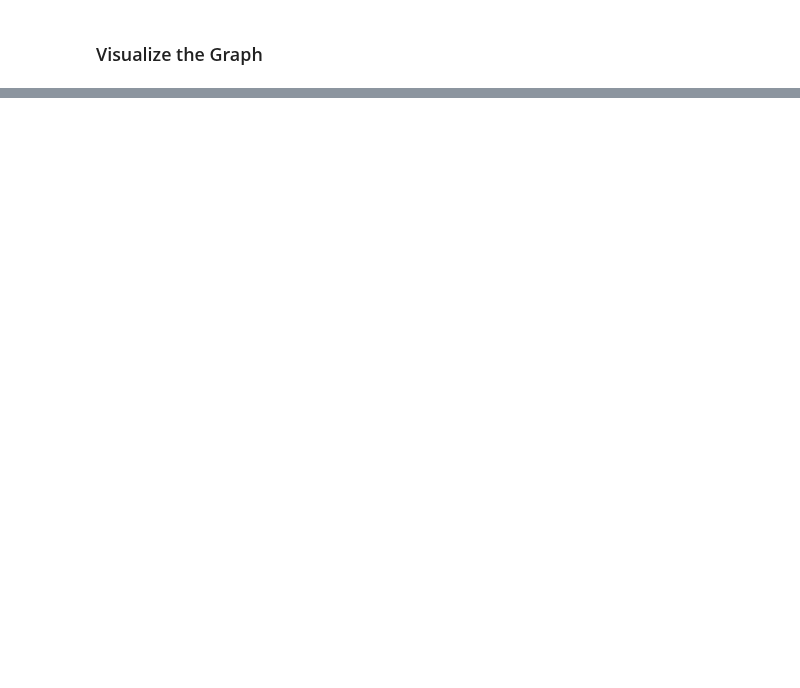
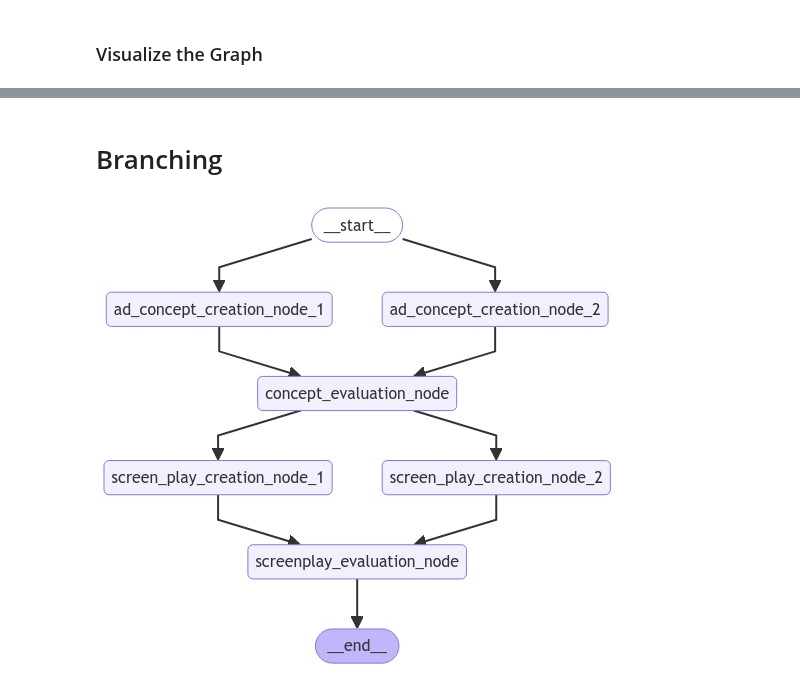
Before and after one commit to genaiconference/AgenticAI_GenAIHack, a Jupyter notebook: 02_LangGraph_Basics.ipynb, the cells around one changed output, grey strips where cells are left out. Drawn from its saved outputs; the diff is of its cells as text; code cells hidden in the pictures; blank space fills up the shorter version.

```diff
--- a/02_LangGraph_Basics.ipynb
+++ b/02_LangGraph_Basics.ipynb
@@ -70,0 +498,30 @@ display(Image(graph.get_graph().draw_mermaid_png()))
+# %% [markdown]
+# Branching
+# %%
+from langchain.agents import AgentType
+from langchain.chat_models import ChatOpenAI
+from langchain_core.prompts import ChatPromptTemplate, MessagesPlaceholder
+from langchain.agents import Tool, AgentExecutor, create_openai_tools_agent
+
+
+def create_web_search_agent(llm: ChatOpenAI, tools: list, system_prompt: str, verbose=False):
+    """Helper function for creating agent executor"""
+    prompt = ChatPromptTemplate.from_messages([
+        ("system", system_prompt),
+        MessagesPlaceholder(variable_name="input"),
+        MessagesPlaceholder(variable_name="agent_scratchpad"),
+    ])
+    agent = create_openai_tools_agent(llm, tools, prompt)
+    executor = AgentExecutor(agent=agent, tools=tools, verbose=verbose)
+    return executor
+
+
+def create_evaluation_agent(llm, prompt):
+    tester_prompt = ChatPromptTemplate.from_messages(
+    [
+        ("system", prompt,),
+        MessagesPlaceholder(variable_name="messages"),
+    ]
+    )
+    tester_agent = tester_prompt | llm
+    return tester_agent
@@ -70,0 +669,6 @@ display(Image(graph.get_graph().draw_mermaid_png()))
+# %%
+from IPython.display import Image, display
+
+display(Image(app.get_graph().draw_mermaid_png()))
+# %% [output]
+[figure, added]
```
Also changed, not shown: parts of 45 cells of this notebook.
